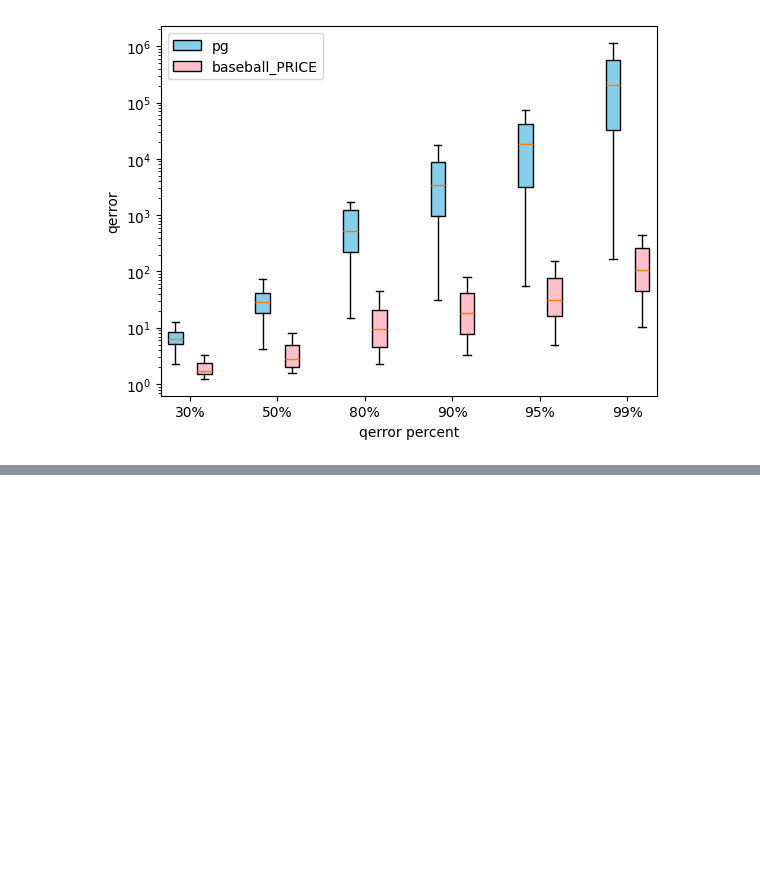
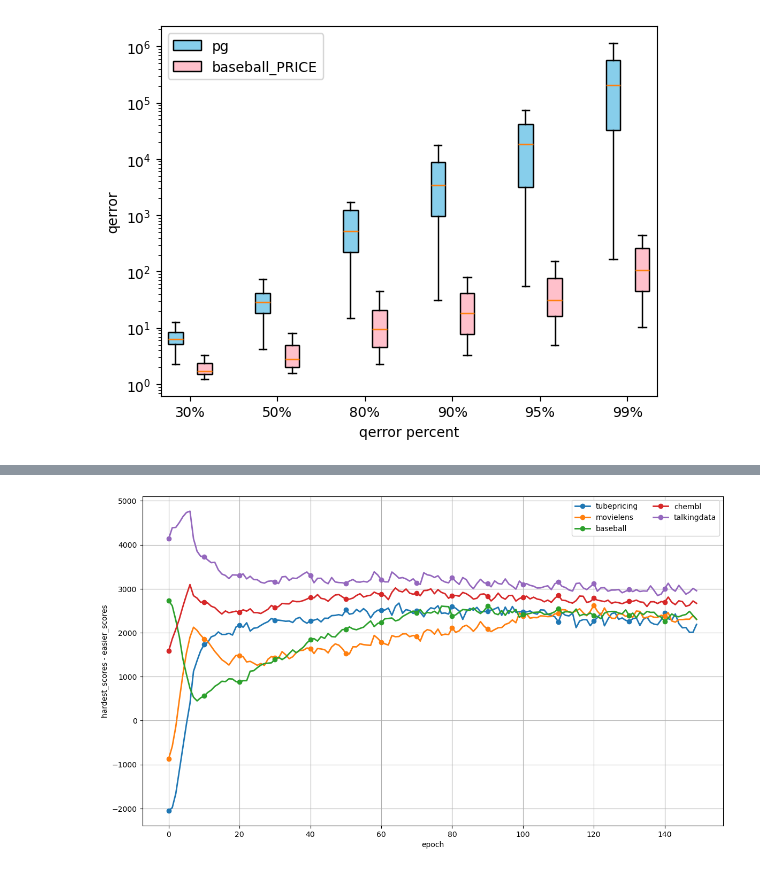
Before and after one commit to spiceandwolf/PRICE, a Jupyter notebook: draw_figure.ipynb, the cells around one changed output, grey strips where cells are left out. Cells and saved outputs as stored; diff of their text form; code cells hidden in the pictures; blank space fills up the shorter version.

```diff
--- a/draw_figure.ipynb
+++ b/draw_figure.ipynb
@@ -466,3 +468,81 @@ plt.subplots_adjust(hspace=0.1)
 plt.savefig('training_times.pdf', format='pdf', bbox_inches='tight')
 # 显示图形
 plt.show()
+# %%
+# domain scores
+
+import json
+import os
+import matplotlib.pyplot as plt
+
+from rank_examples import show_ranks
+
+
+sorted_domain_scores = show_ranks()
+selected_domains = [domain for domain in list(sorted_domain_scores.keys())[-5:]]
+
+with open('results/domain_scores/hardest_counts_per_epoch.json', 'r', encoding='utf-8') as fin:
+    hardest_counts = json.load(fin)
+
+with open('results/domain_scores/easier_counts_per_epoch.json', 'r', encoding='utf-8') as fin:
+    easier_counts = json.load(fin)
+
+domain_scores = {}
+for epoch in range(150):
+    if epoch == 0:
+        domain_scores[str(epoch)] = {domain_id: (hardest_counts[str(epoch)][domain_id] - easier_counts[str(epoch)][domain_id]) for domain_id in selected_domains}
+    else:
+        domain_scores[str(epoch)] = {domain_id:
+            (hardest_counts[str(epoch)][domain_id] - easier_counts[str(epoch)][domain_id]) * (1 - 0.5) + domain_scores[str(epoch-1)][domain_id] * 0.5
+            for domain_id in selected_domains}
+
+all_data = {}
+file_names = {'25':'tubepricing', '16':'movielens', '2':'baseball', '6':'chembl', '21':'talkingdata'}
+
+for domain_id in selected_domains:
+    file_name = file_names[domain_id]
+
+    x = []
+    y = []
+
+    for key in domain_scores.keys():
+        x.append(int(key))
+        y.append(domain_scores[str(key)][domain_id])
+
+    all_data[file_name] = {
+                'x': x,
+                'y': y,
+            }
+
+plt.figure(figsize=(14, 8))
+
+colors = plt.cm.tab10.colors
+line_styles = ['-', '--', '-.', ':']
+markers = ['o', 's', '^', 'D', 'v', '<', '>', 'p', '*', 'h']
+
+for i, (file_name, data_dict) in enumerate(all_data.items()):
+    color = colors[i % len(colors)]
+    line_style = line_styles[(i // len(colors)) % len(line_styles)]
+    marker = markers[(i // (len(colors) * len(line_styles))) % len(markers)]
+    marker_every = max(1, len(data_dict['x']) // 15)
+
+    plt.plot(data_dict['x'], data_dict['y'],
+            label=file_name,
+            color=color,
+            linestyle=line_style,
+            marker=marker,
+            markersize=6,
+            markevery=marker_every,
+            linewidth=2)
+
+plt.legend(loc='best', fontsize=10, framealpha=0.9, ncol=2)
+
+plt.xlabel('epoch')
+plt.ylabel('hardest_scores - easier_scores')
+plt.grid(True)
+
+plt.savefig('./score_evolution.pdf', format='pdf', bbox_inches='tight')
+plt.show()
+
+plt.close()
+# %% [output]
@@ -468,0 +566 @@ plt.show()
+[figure, added]
```
Also changed, not shown: parts of 4 cells of this notebook, 14 other files.
